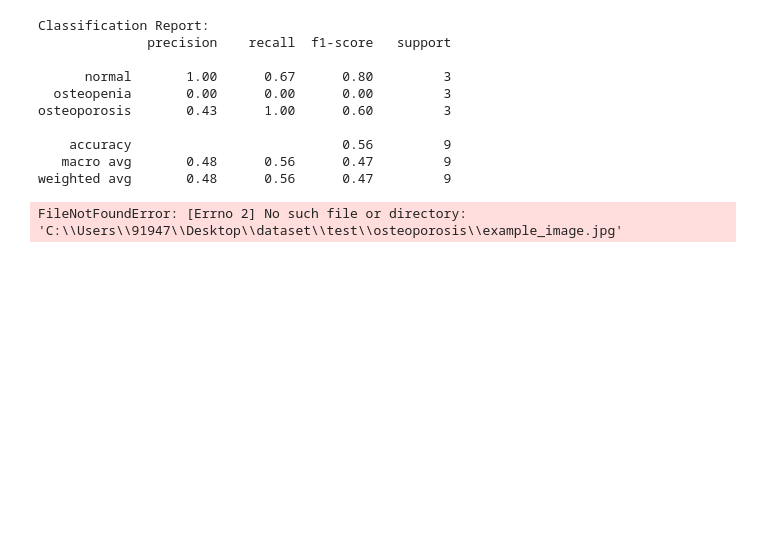
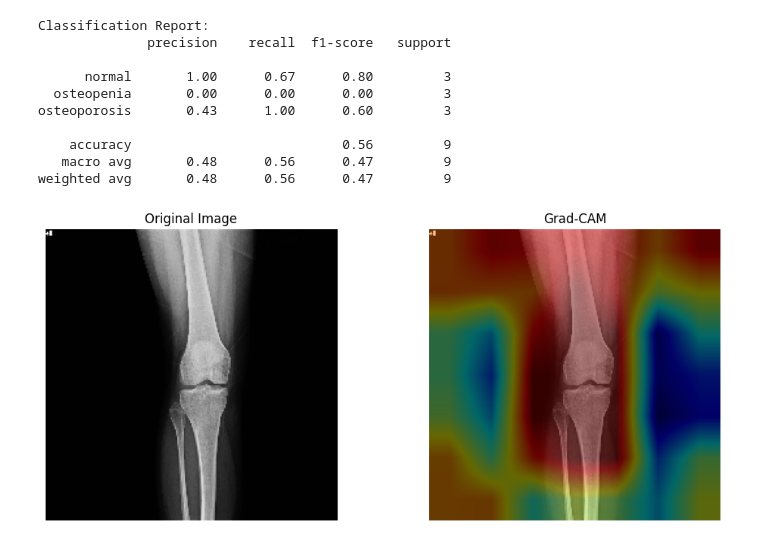
Before and after one commit to ujjwal509kumar/majorproject, a Jupyter notebook: main.ipynb, the cells around one changed output. Saved outputs shown, nothing was run; the diff lists cells and outputs as text; code cells hidden in the pictures; blank space fills up the shorter version.

```diff
--- a/main.ipynb
+++ b/main.ipynb
@@ -448,32 +448,42 @@ def generate_gradcam(img_path, model, layer_name='conv5_block3_out'):
     # Convert the heatmap to RGB (using a colormap)
     heatmap = np.uint8(255 * heatmap)
     heatmap = cv2.applyColorMap(heatmap, cv2.COLORMAP_JET)
 
     # Load the original image (for overlaying)
     orig_img = cv2.imread(img_path)
     orig_img = cv2.cvtColor(orig_img, cv2.COLOR_BGR2RGB)
     orig_img = cv2.resize(orig_img, (224, 224))
 
     # Superimpose the heatmap onto the original image
     superimposed_img = cv2.addWeighted(orig_img, 0.6, heatmap, 0.4, 0)
 
     # Plot the results
     plt.figure(figsize=(12, 5))
 
     plt.subplot(1, 2, 1)
     plt.imshow(orig_img)
     plt.title("Original Image")
     plt.axis("off")
 
     plt.subplot(1, 2, 2)
     plt.imshow(superimposed_img)
     plt.title("Grad-CAM")
     plt.axis("off")
 
     plt.show()
 
 # Example usage:
-img_path = r'C:\Users\91947\Desktop\dataset\Process\test\osteopenia'  # Replace with an actual image path
+img_path = r'C:\Users\91947\Desktop\dataset\Process\test\osteopenia\Osteopenia 3.jpg'  # Replace with an actual image path
 generate_gradcam(img_path, model)
+
+
+# Red / Orange / Yellow:
+# These are the “hot” colors indicating high activation. They represent regions that strongly influence the model’s decision. In other words, the model is “paying a lot of attention” to these areas when making its prediction.
+
+# Green:
+# This represents moderate activation. Areas colored green have a middle level of importance relative to the final decision.
+
+# Blue / Purple:
+# These are the “cool” colors indicating low activation. They show regions that contribute little or are less significant to the decision.
 # %% [output]
-FileNotFoundError: [Errno 2] No such file or directory: 'C:\\Users\\91947\\Desktop\\dataset\\test\\osteoporosis\\example_image.jpg'
+[figure, added]
```
Also changed, not shown: parts of 1 cell of this notebook.
